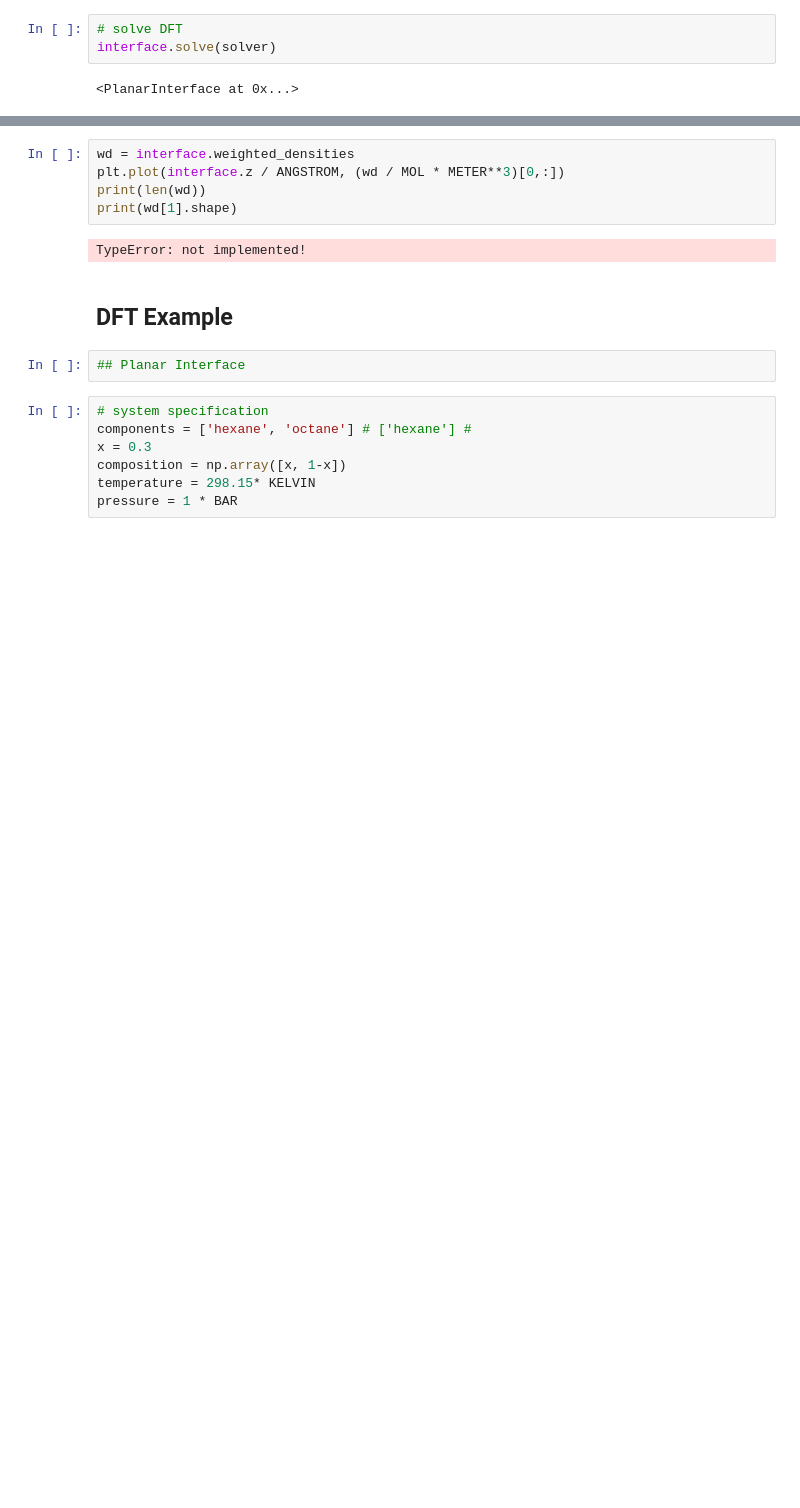
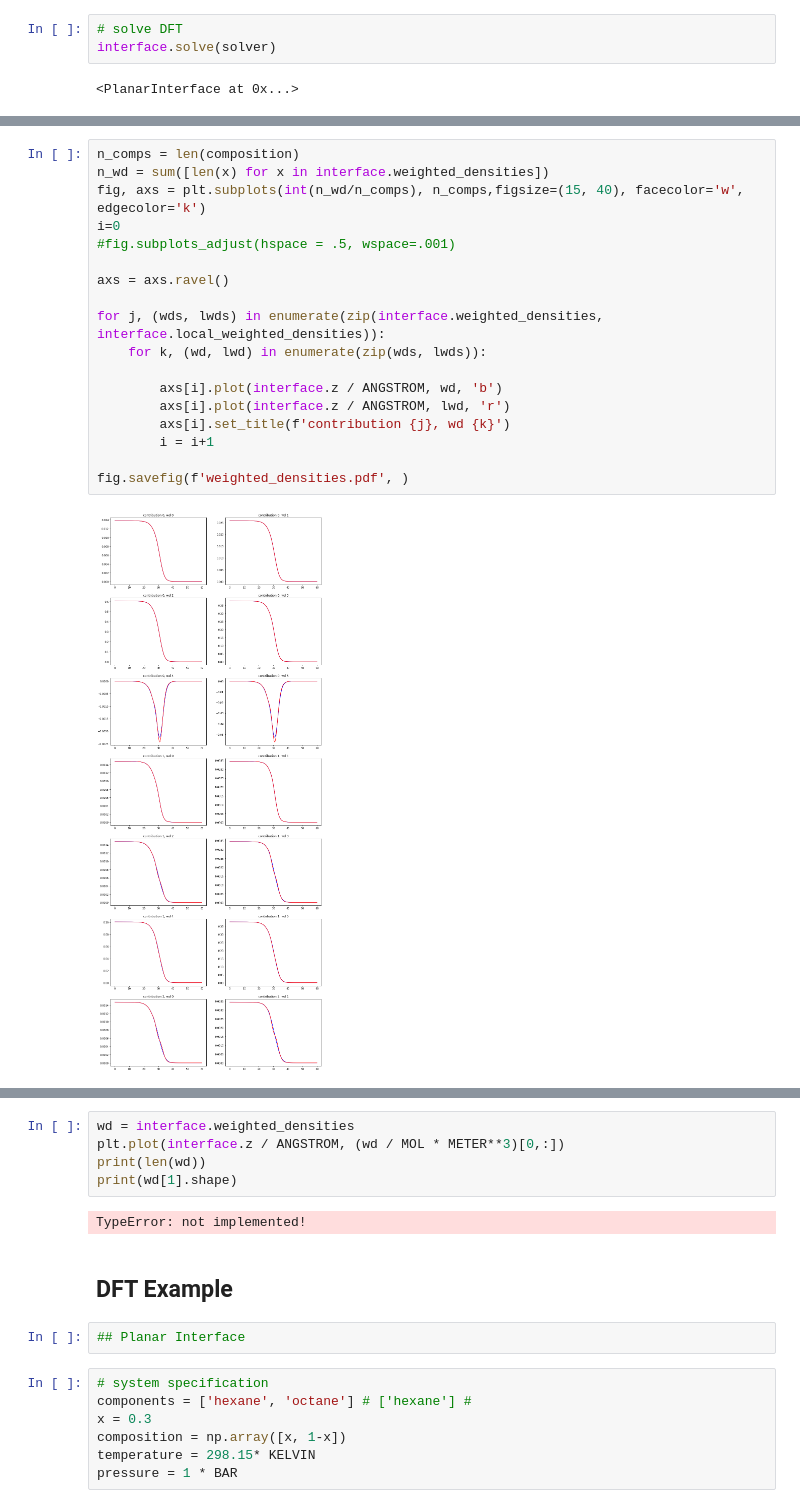
Before and after one commit to bbbursik/feos-pcsaft, a Jupyter notebook: examples/21-11-04-exampleDFT.ipynb, the cells around one changed output, grey strips where cells are left out. Drawn from its saved outputs; the diff is of its cells as text; blank space fills up the shorter version.

```diff
--- a/examples/21-11-04-exampleDFT.ipynb
+++ b/examples/21-11-04-exampleDFT.ipynb
@@ -50,0 +70,20 @@ IndexError: index 4 is out of bounds for axis 0 with size 3
+# %%
+n_comps = len(composition)
+n_wd = sum([len(x) for x in interface.weighted_densities])
+fig, axs = plt.subplots(int(n_wd/n_comps), n_comps,figsize=(15, 40), facecolor='w', edgecolor='k')
+i=0
+#fig.subplots_adjust(hspace = .5, wspace=.001)
+
+axs = axs.ravel()
+
+for j, (wds, lwds) in enumerate(zip(interface.weighted_densities, interface.local_weighted_densities)):
+    for k, (wd, lwd) in enumerate(zip(wds, lwds)):
+
+        axs[i].plot(interface.z / ANGSTROM, wd, 'b')
+        axs[i].plot(interface.z / ANGSTROM, lwd, 'r')
+        axs[i].set_title(f'contribution {j}, wd {k}')
+        i = i+1
+
+fig.savefig(f'weighted_densities.pdf', )
+# %% [output]
+[figure, added]
```
Also changed, not shown: parts of 20 cells of this notebook, 1 other file.
